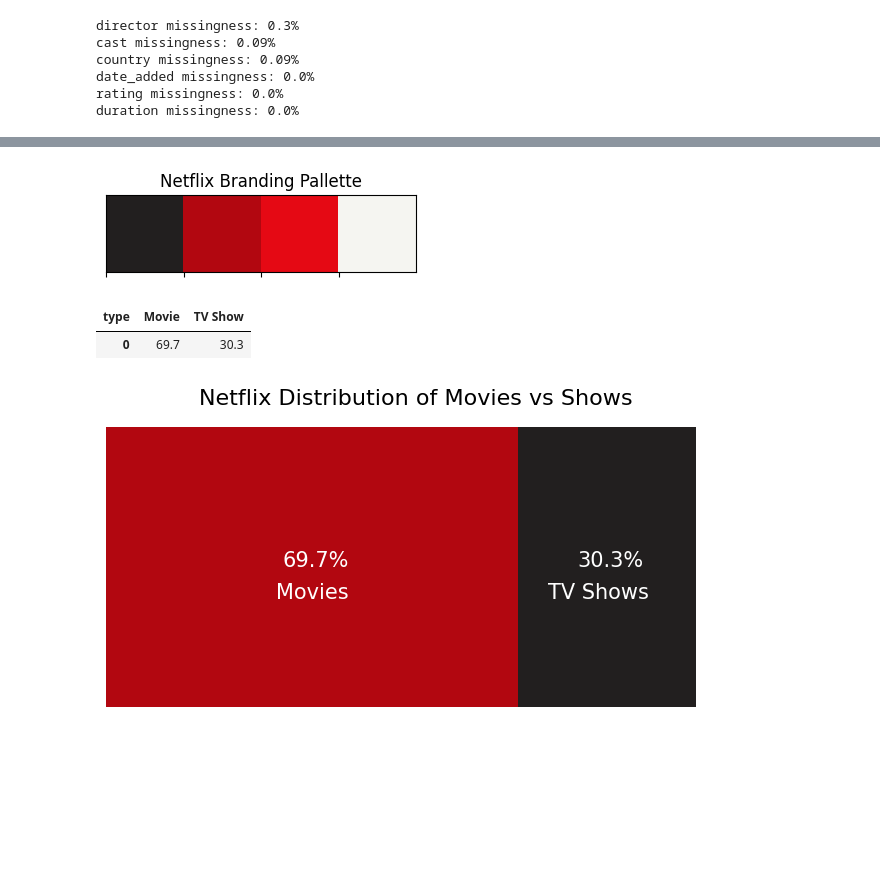
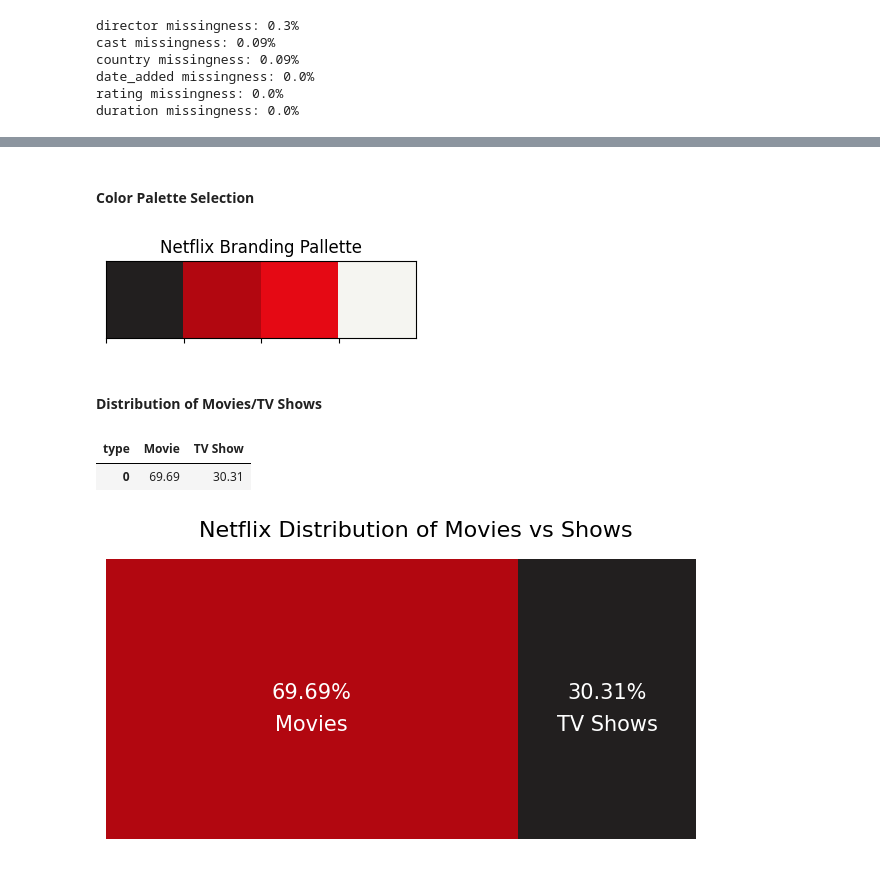
Before and after one commit to cafesmire/notebooks, a Jupyter notebook: netflix/netflix_eda.ipynb, the cells around one changed output, grey strips where cells are left out. Cells and saved outputs as stored; diff of their text form; code cells hidden in the pictures; blank space fills up the shorter version.

```diff
--- a/netflix/netflix_eda.ipynb
+++ b/netflix/netflix_eda.ipynb
@@ -75,17 +70,23 @@ df.head()
 | 2 | s3 | TV Show | Ganglands | Julien Leclercq | Sami Bouajila, Tracy Gotoas, Samu... | United States | 2021-09-24 | 2021 | TV-MA | 1 Season | ... |
 | 3 | s4 | TV Show | Jailbirds New Orleans | No Data | No Data | United States | 2021-09-24 | 2021 | TV-MA | 1 Season | ... |
 | 4 | s5 | TV Show | Kota Factory | No Data | Mayur More, Jitendra Kumar, Ranja... | India | 2021-09-24 | 2021 | TV-MA | 2 Seasons | ... |
+# %% [markdown]
+#### Color Palette Selection
 # %%
 sns.palplot(['#221f1f', '#b20710', '#e50914','#f5f5f1'])
 plt.title('Netflix Branding Pallette')
 plt.show()
 # %% [output]
 [figure]
+# %% [markdown]
+#### Distribution of Movies/TV Shows
+# %%
+type_counts = pd.DataFrame(df.groupby('type').size()*100/len(df)).T.round(2)
 # %%
 type_counts
 # %% [output]
 | type | Movie | TV Show |
-| 0 | 69.7 | 30.3 |
+| 0 | 69.69 | 30.31 |
 # %%
 fig, ax = plt.subplots(figsize=(8,4))
 ax.barh(type_counts.index, type_counts['Movie'], color = '#b20710')
@@ -93,35 +94,39 @@ ax.barh(type_counts.index, type_counts['TV Show'], left = type_counts['Movie'],
 
 ax.set_xticks([])
 ax.set_yticks([])
 
 ax.annotate(
     f'{type_counts["Movie"].iloc[0]}%',
-    xy=(type_counts['Movie']/2-5, 0),
+    xy=(type_counts['Movie']/2, 0),
     fontsize=15,
+    ha='center',
     color='white'
 )
 ax.annotate(
     'Movies',
-    xy=((type_counts['Movie']/2)-6, -.09),
+    xy=((type_counts['Movie']/2), -.09),
     fontsize=15,
+    ha='center',
     color='white'
 )
 ax.annotate(
     f'{type_counts["TV Show"].iloc[0]}%',
-    xy=((type_counts['Movie']+type_counts['TV Show']/2- 5), 0),
+    xy=((type_counts['Movie']+type_counts['TV Show']/2), 0),
     fontsize=15,
+    ha='center',
     color='white'
 )
 ax.annotate(
     'TV Shows',
-    xy=((type_counts['Movie']+type_counts['TV Show']/2- 10), -.09),
+    xy=((type_counts['Movie']+type_counts['TV Show']/2), -.09),
     fontsize=15,
+    ha='center',
     color='white'
 )
 for s in ['top', 'left', 'right', 'bottom']:
     ax.spines[s].set_visible(False)
 
 plt.title('Netflix Distribution of Movies vs Shows', fontsize=16)
 plt.show()
 # %% [output]
-[figure, old version]
+[figure, new version]
```
Also changed, not shown: parts of 12 cells of this notebook.
